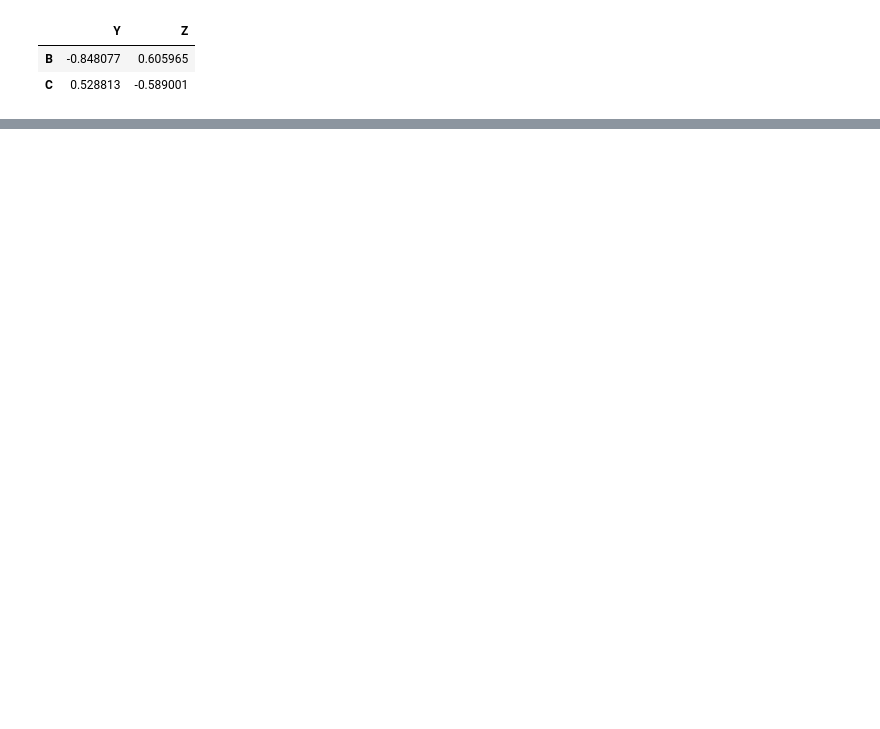
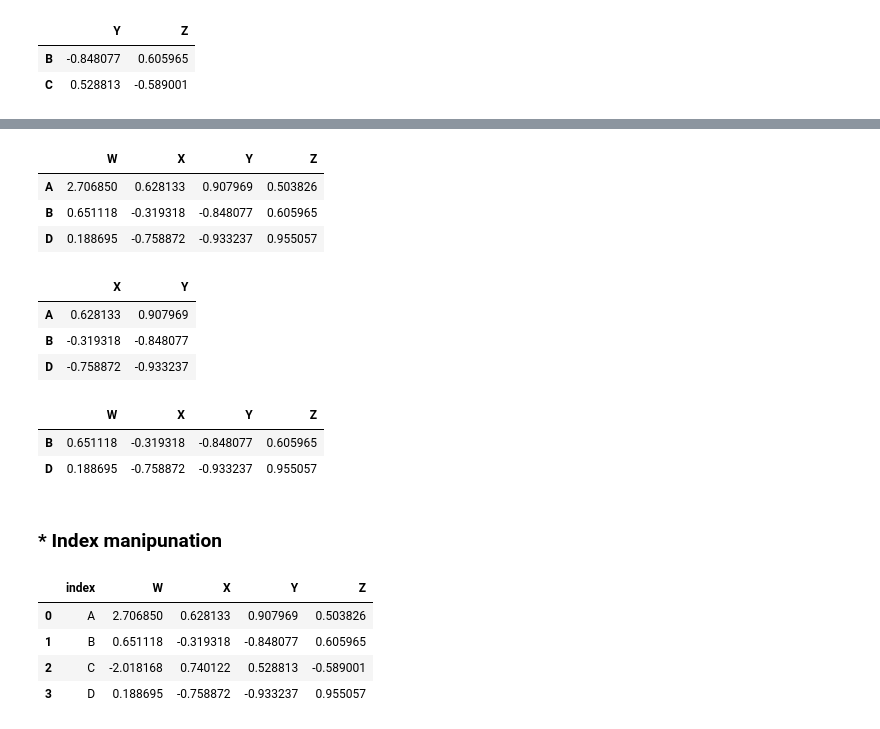
Before and after one commit to Tandysony/Python-for-data-science-and-machine-learning, a Jupyter notebook: Python for Data Analysis/Pandas.ipynb, the cells around one changed output, grey strips where cells are left out. Drawn from its saved outputs; the diff is of its cells as text; code cells hidden in the pictures; blank space fills up the shorter version.

```diff
--- a/Python for Data Analysis/Pandas.ipynb
+++ b/Python for Data Analysis/Pandas.ipynb
@@ -234,0 +254,32 @@ df.loc[['B','C'],['Y','Z']]
+# %%
+df[df['W']>0] # passing a Series, returns only the values satisfy the condition.
+# %% [output]
+|  | W | X | Y | Z |
+| A | 2.706850 | 0.628133 | 0.907969 | 0.503826 |
+| B | 0.651118 | -0.319318 | -0.848077 | 0.605965 |
+| D | 0.188695 | -0.758872 | -0.933237 | 0.955057 |
+# %%
+df[df['W']>0][['X','Y']]
+# %% [output]
+|  | X | Y |
+| A | 0.628133 | 0.907969 |
+| B | -0.319318 | -0.848077 |
+| D | -0.758872 | -0.933237 |
+# %%
+# multi-conditioning: conditions must be in ()
+# do not use python keywords 'and' and 'or'
+df[(df['X']<0) & (df['W']>0)]
+# %% [output]
+|  | W | X | Y | Z |
+| B | 0.651118 | -0.319318 | -0.848077 | 0.605965 |
+| D | 0.188695 | -0.758872 | -0.933237 | 0.955057 |
+# %% [markdown]
+### * Index manipunation
+# %%
+df.reset_index() # not inplace
+# %% [output]
+|  | index | W | X | Y | Z |
+| 0 | A | 2.706850 | 0.628133 | 0.907969 | 0.503826 |
+| 1 | B | 0.651118 | -0.319318 | -0.848077 | 0.605965 |
+| 2 | C | -2.018168 | 0.740122 | 0.528813 | -0.589001 |
+| 3 | D | 0.188695 | -0.758872 | -0.933237 | 0.955057 |
```
Also changed, not shown: parts of 22 cells of this notebook.
